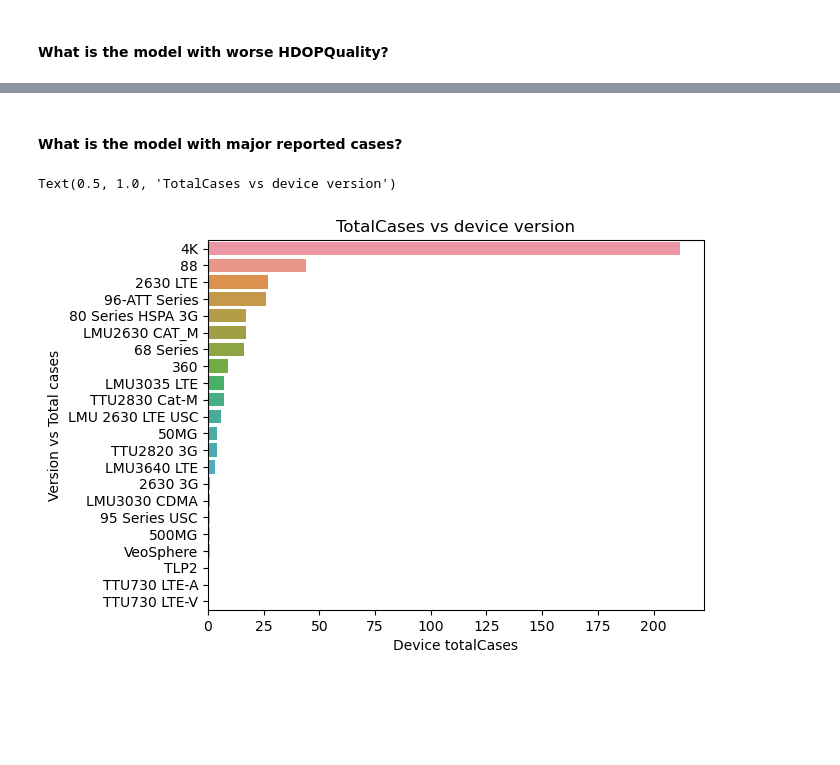
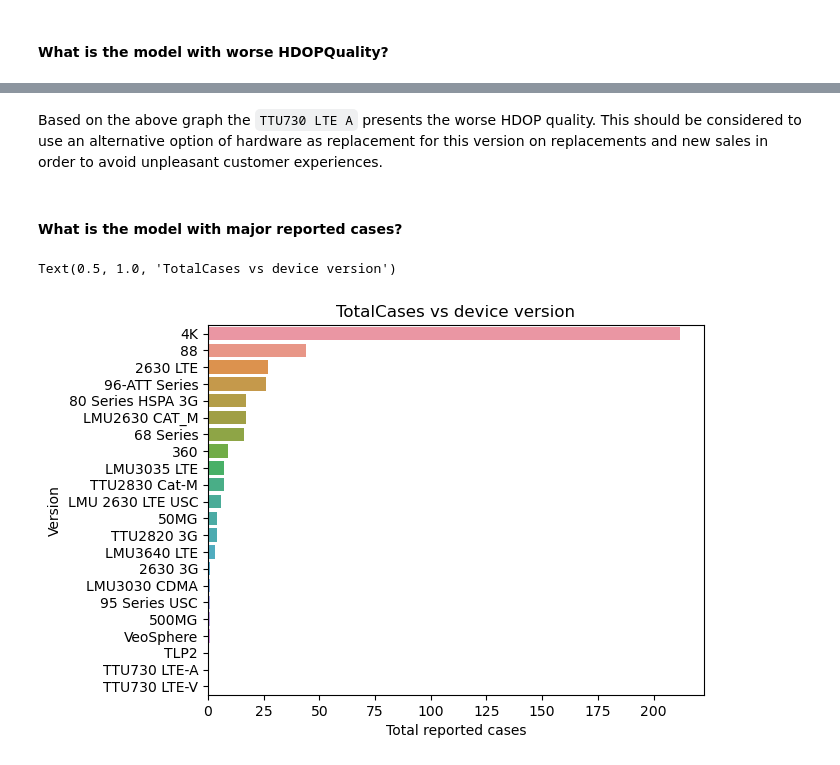
Before and after one commit to jaruizsys/DetectingRMAs, a Jupyter notebook: MaintenanceWarnings.ipynb, the cells around one changed output, grey strips where cells are left out. Cells and saved outputs as stored; diff of their text form; code cells hidden in the pictures; blank space fills up the shorter version.

```diff
--- a/MaintenanceWarnings.ipynb
+++ b/MaintenanceWarnings.ipynb
@@ -1032,13 +1065,15 @@ Text(0.5, 1.0, 'HDOPQuality vs device version')
+# %% [markdown]
+Based on the above graph the `TTU730 LTE A` presents the worse HDOP quality. This should be considered to use an alternative option of hardware as replacement for this version on replacements and new sales in order to avoid unpleasant customer experiences.
 # %% [markdown]
 #### What is the model with major reported cases?
 # %%
 df_graph = df.query('isRMA == 1').groupby('version')['totalCases'].agg(sum).reset_index()
 df_graph = df_graph.sort_values('totalCases', ascending=False)
 sns.barplot(data = df_graph, x="totalCases", y="version")
 
-plt.xlabel("Device totalCases")
-plt.ylabel("Version vs Total cases")
+plt.xlabel("Total reported cases")
+plt.ylabel("Version")
 plt.title('TotalCases vs device version')
 # %% [output]
 Text(0.5, 1.0, 'TotalCases vs device version')
-[figure, old version]
+[figure, new version]
```
Also changed, not shown: parts of 14 cells of this notebook, 8 other files.
